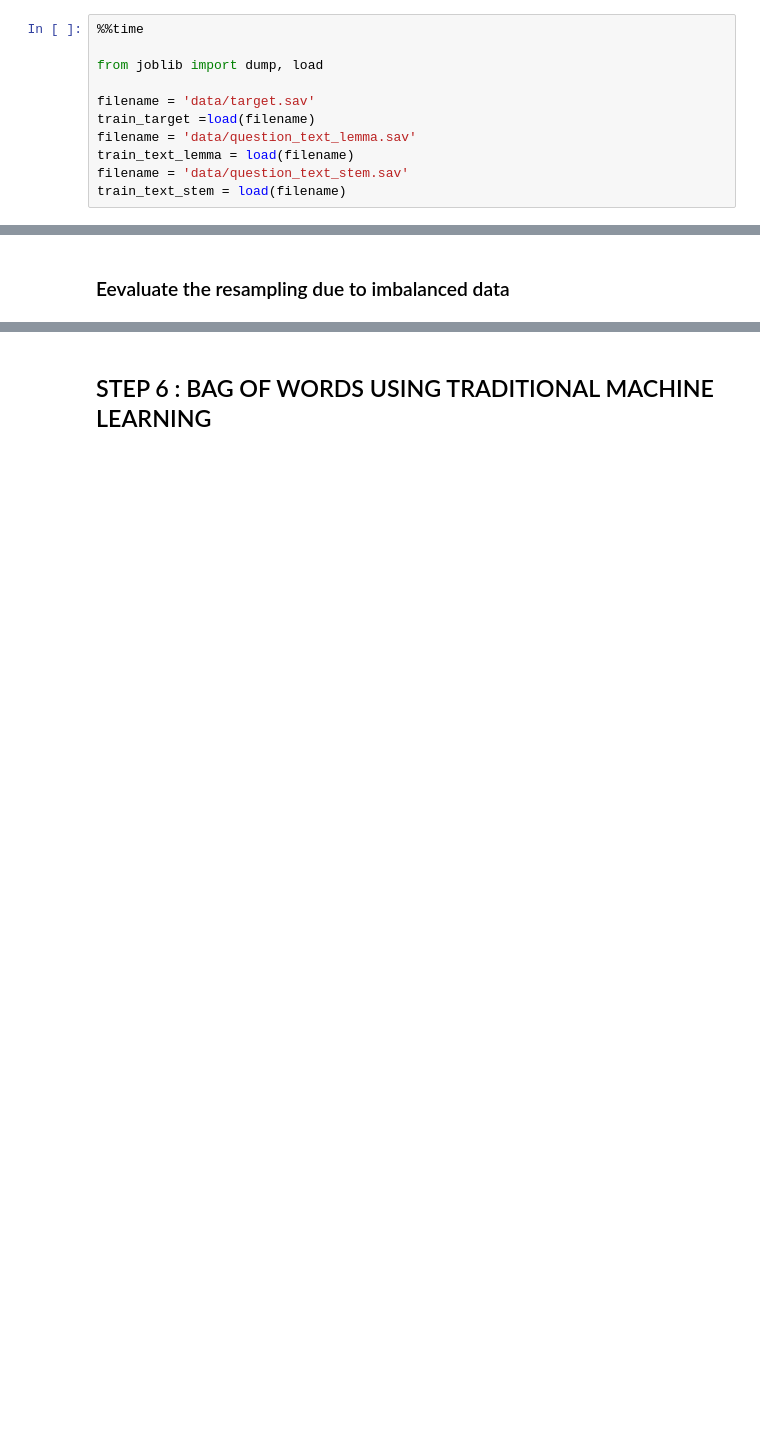
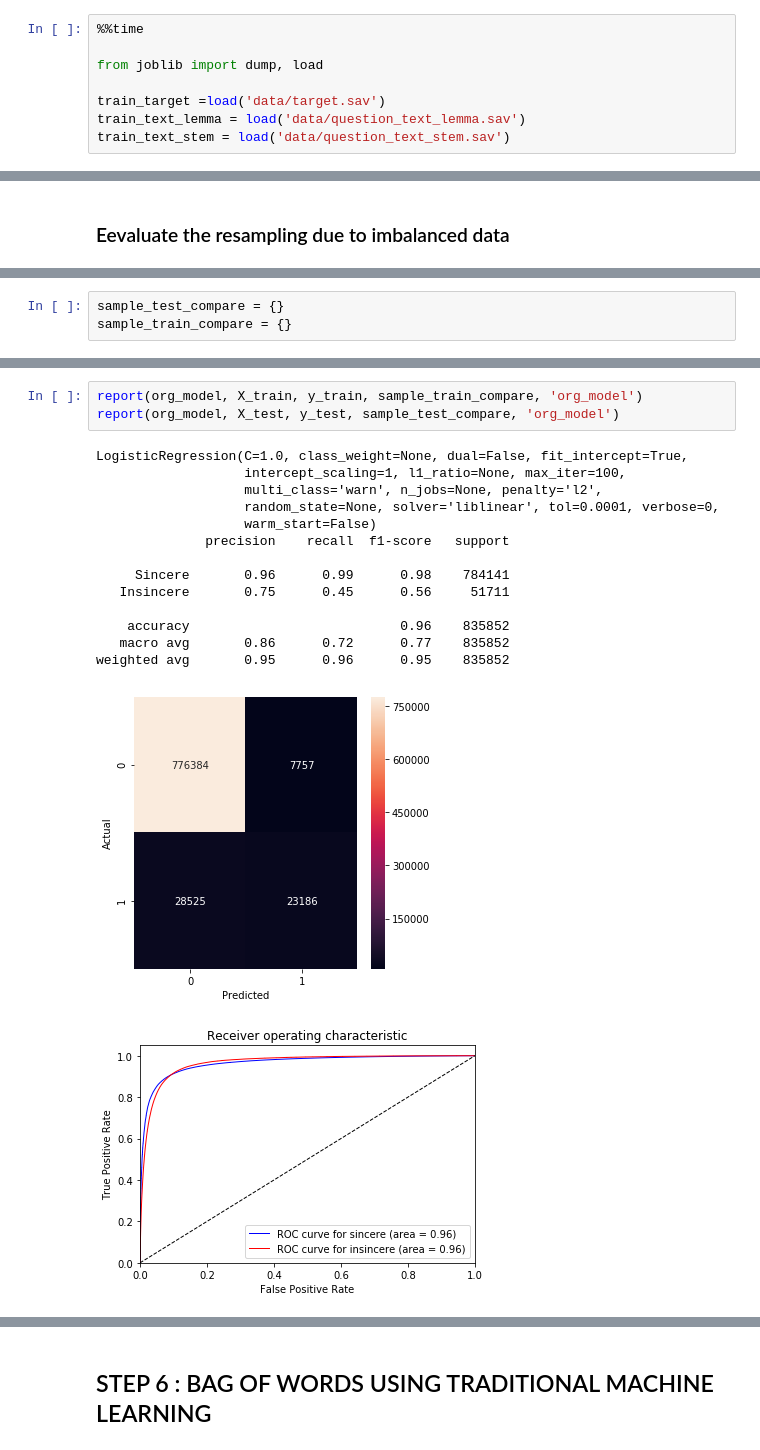
Before and after one commit to yungnien/Springboard, a Jupyter notebook: capstone/Prototype-Spark.ipynb, the cells around one changed output, grey strips where cells are left out. Saved outputs shown, nothing was run; the diff lists cells and outputs as text; blank space fills up the shorter version.

```diff
--- a/capstone/Prototype-Spark.ipynb
+++ b/capstone/Prototype-Spark.ipynb
@@ -222,10 +249,7 @@ def report(best, X, y, comp, name):
 
 from joblib import dump, load
 
-filename = 'data/target.sav'
-train_target =load(filename)
-filename = 'data/question_text_lemma.sav'
-train_text_lemma = load(filename)
-filename = 'data/question_text_stem.sav'
-train_text_stem = load(filename)
+train_target =load('data/target.sav')
+train_text_lemma = load('data/question_text_lemma.sav')
+train_text_stem = load('data/question_text_stem.sav')
 # %% [output]
@@ -578,0 +377,3 @@ report(rusboost_model, X_test, y_test, sample_compare, 'rusboost_model')
+# %%
+sample_test_compare = {}
+sample_train_compare = {}
@@ -578,0 +388,19 @@ report(rusboost_model, X_test, y_test, sample_compare, 'rusboost_model')
+# %%
+report(org_model, X_train, y_train, sample_train_compare, 'org_model')
+report(org_model, X_test, y_test, sample_test_compare, 'org_model')
+# %% [output]
+LogisticRegression(C=1.0, class_weight=None, dual=False, fit_intercept=True,
+                   intercept_scaling=1, l1_ratio=None, max_iter=100,
+                   multi_class='warn', n_jobs=None, penalty='l2',
+                   random_state=None, solver='liblinear', tol=0.0001, verbose=0,
+                   warm_start=False)
+              precision    recall  f1-score   support
+
+     Sincere       0.96      0.99      0.98    784141
+   Insincere       0.75      0.45      0.56     51711
+
+    accuracy                           0.96    835852
+   macro avg       0.86      0.72      0.77    835852
+weighted avg       0.95      0.96      0.95    835852
+[figure, added]
+[figure, added]
```
Also changed, not shown: parts of 149 cells of this notebook, 1 other file.
